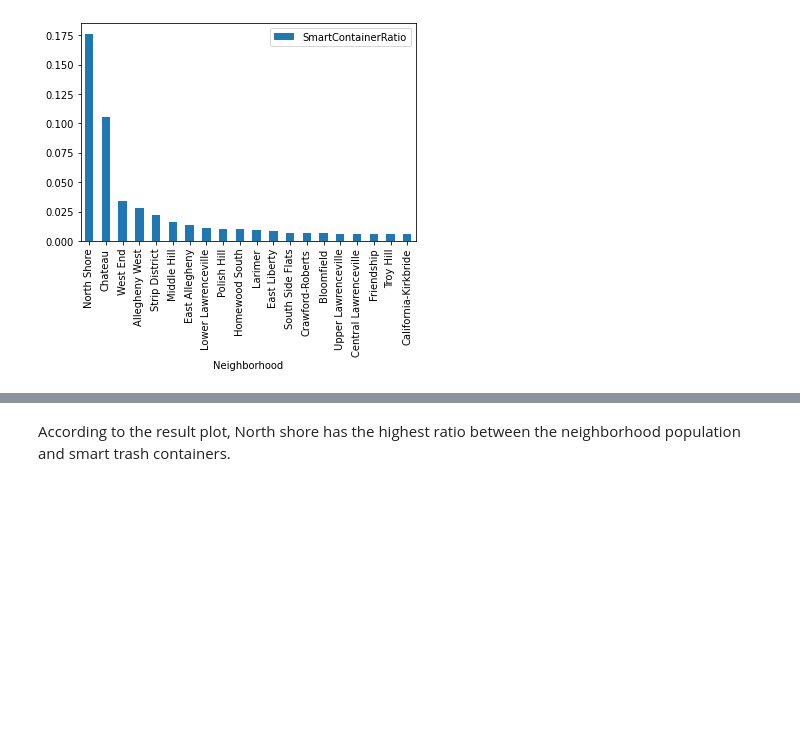
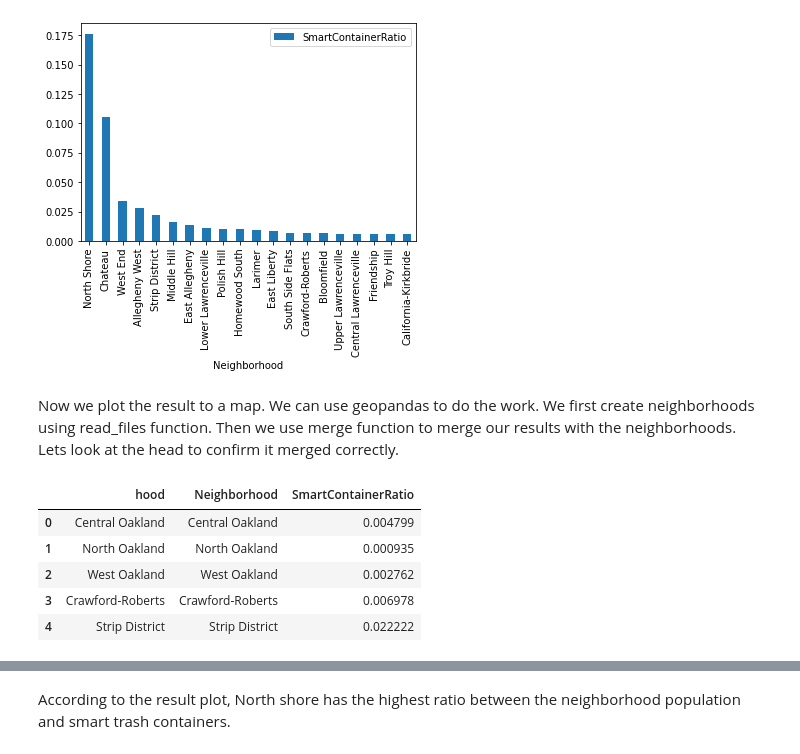
Before and after one commit to CHT126/FINAL-PROJECT, a Jupyter notebook: Final Group notebook/Group.ipynb, the cells around one changed output, grey strips where cells are left out. Saved outputs shown, nothing was run; the diff lists cells and outputs as text; code cells hidden in the pictures; blank space fills up the shorter version.

```diff
--- a/Final Group notebook/Group.ipynb
+++ b/Final Group notebook/Group.ipynb
@@ -255,3 +269,19 @@ res.sort_values(by = ['SmartContainerRatio'], ascending = False).head(20).plot.b
 # %% [output]
 <matplotlib.axes._subplots.AxesSubplot at 0x...>
 [figure]
+# %% [markdown]
+Now we plot the result to a map. We can use geopandas to do the work. We first create neighborhoods using read_files function. Then we use merge function to merge our results with the neighborhoods. Lets look at the head to confirm it merged correctly.
+# %%
+import geopandas
+neighborhoods = geopandas.read_file("Neighborhoods/Neighborhoods_.shp")
+# do the merge
+steps_map = neighborhoods.merge(res, how='left', left_on='hood', right_on='Neighborhood')
+# look at the head to confirm it merged correctly
+steps_map[['hood','Neighborhood', 'SmartContainerRatio']].head()
+# %% [output]
+|  | hood | Neighborhood | SmartContainerRatio |
+| 0 | Central Oakland | Central Oakland | 0.004799 |
+| 1 | North Oakland | North Oakland | 0.000935 |
+| 2 | West Oakland | West Oakland | 0.002762 |
+| 3 | Crawford-Roberts | Crawford-Roberts | 0.006978 |
+| 4 | Strip District | Strip District | 0.022222 |
```
Also changed, not shown: parts of 9 cells of this notebook, 5 other files.
